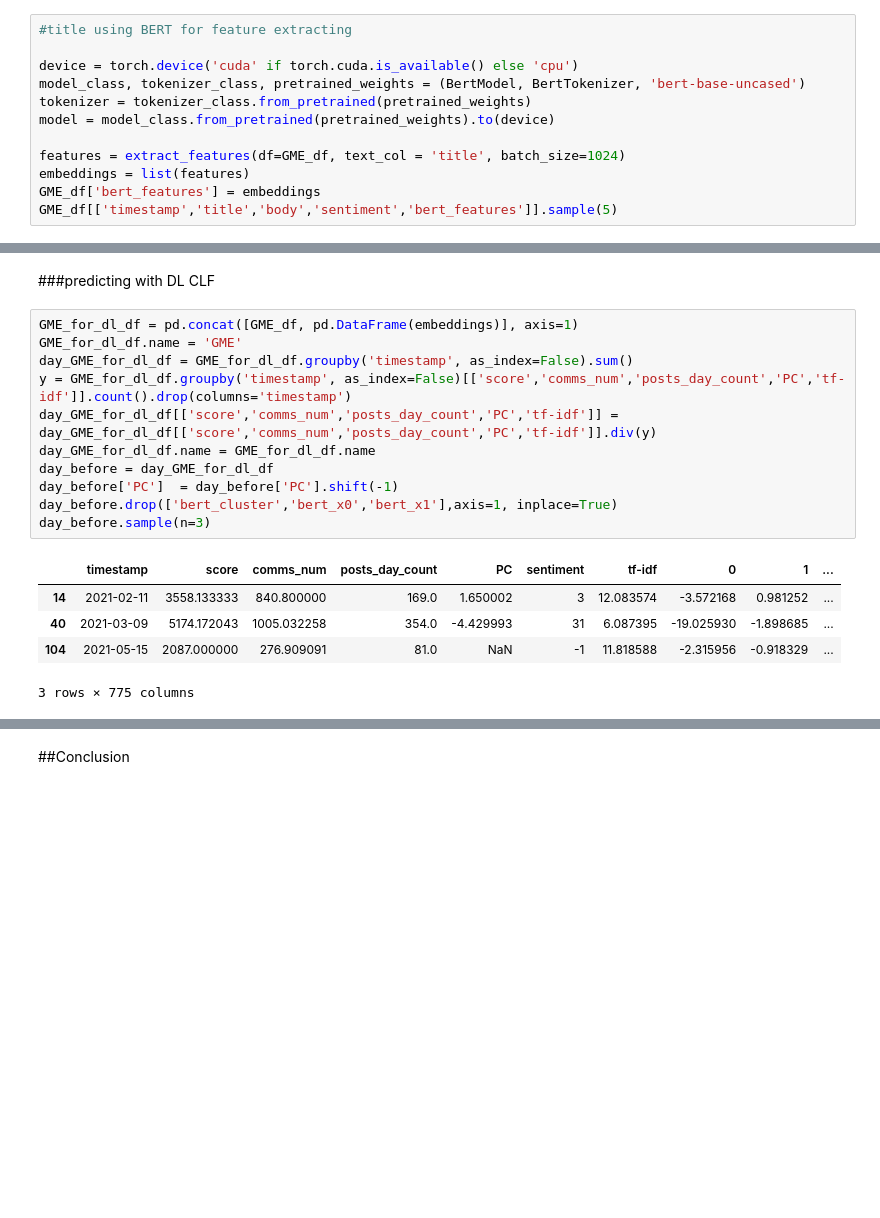
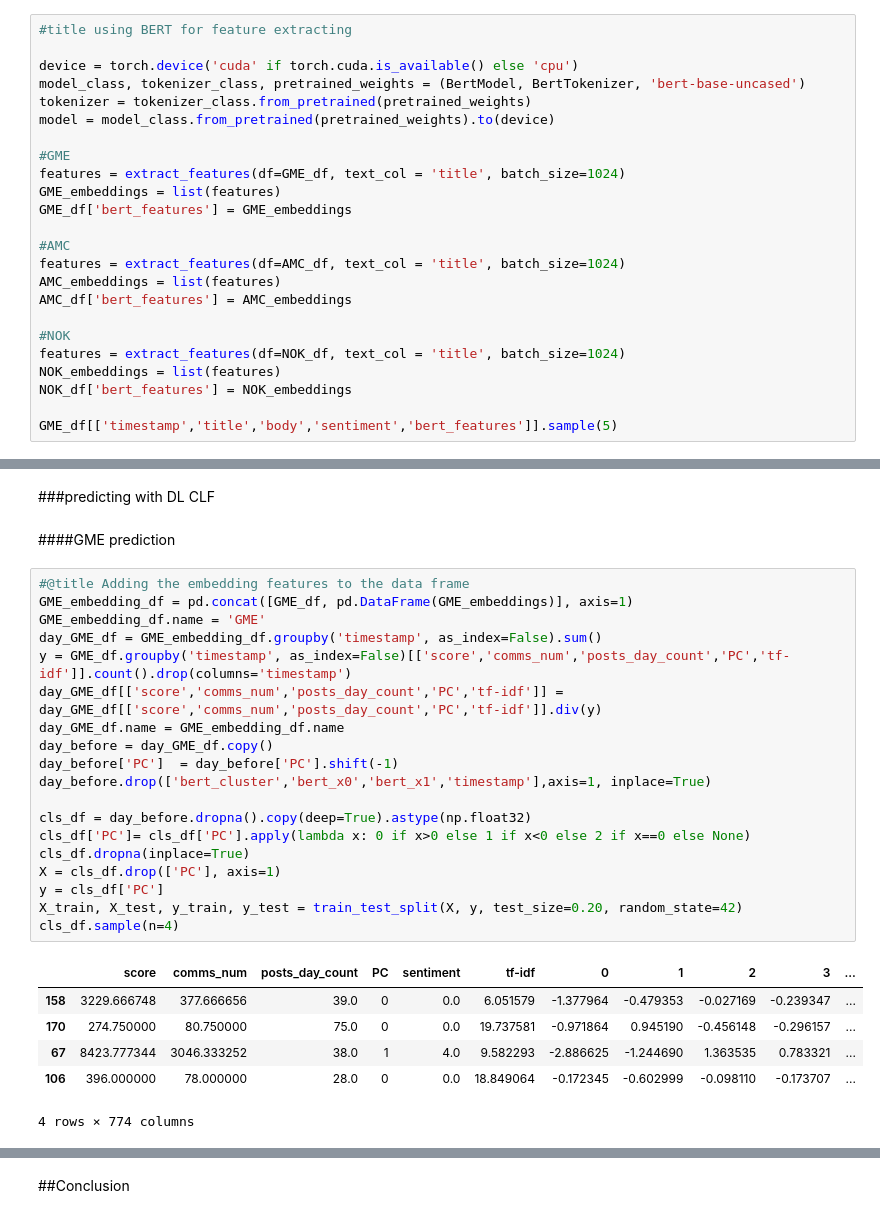
Before and after one commit to amit-shahar/StockValues, a Jupyter notebook: StocksValues.ipynb, the cells around one changed output, grey strips where cells are left out. Drawn from its saved outputs; the diff is of its cells as text; blank space fills up the shorter version.

Commit message:
GME AMC NOK predictions

```diff
--- a/StocksValues.ipynb
+++ b/StocksValues.ipynb
@@ -1138,8 +1255,20 @@ model_class, tokenizer_class, pretrained_weights = (BertModel, BertTokenizer, 'b
 tokenizer = tokenizer_class.from_pretrained(pretrained_weights)
 model = model_class.from_pretrained(pretrained_weights).to(device)
 
+#GME
 features = extract_features(df=GME_df, text_col = 'title', batch_size=1024)
-embeddings = list(features)
-GME_df['bert_features'] = embeddings
+GME_embeddings = list(features)
+GME_df['bert_features'] = GME_embeddings
+
+#AMC
+features = extract_features(df=AMC_df, text_col = 'title', batch_size=1024)
+AMC_embeddings = list(features)
+AMC_df['bert_features'] = AMC_embeddings
+
+#NOK
+features = extract_features(df=NOK_df, text_col = 'title', batch_size=1024)
+NOK_embeddings = list(features)
+NOK_df['bert_features'] = NOK_embeddings
+
 GME_df[['timestamp','title','body','sentiment','bert_features']].sample(5)
 # %% [output]
@@ -1451,19 +1603,30 @@ This can suggest a stronger relationship between a decrease in stock value and t
 # %% [markdown]
 ###predicting with DL CLF
+# %% [markdown]
+####GME prediction
 # %%
-GME_for_dl_df = pd.concat([GME_df, pd.DataFrame(embeddings)], axis=1)
-GME_for_dl_df.name = 'GME'
-day_GME_for_dl_df = GME_for_dl_df.groupby('timestamp', as_index=False).sum()
-y = GME_for_dl_df.groupby('timestamp', as_index=False)[['score','comms_num','posts_day_count','PC','tf-idf']].count().drop(columns='timestamp')
-day_GME_for_dl_df[['score','comms_num','posts_day_count','PC','tf-idf']] = day_GME_for_dl_df[['score','comms_num','posts_day_count','PC','tf-idf']].div(y)
-day_GME_for_dl_df.name = GME_for_dl_df.name
-day_before = day_GME_for_dl_df
+#@title Adding the embedding features to the data frame
+GME_embedding_df = pd.concat([GME_df, pd.DataFrame(GME_embeddings)], axis=1)
+GME_embedding_df.name = 'GME'
+day_GME_df = GME_embedding_df.groupby('timestamp', as_index=False).sum()
+y = GME_df.groupby('timestamp', as_index=False)[['score','comms_num','posts_day_count','PC','tf-idf']].count().drop(columns='timestamp')
+day_GME_df[['score','comms_num','posts_day_count','PC','tf-idf']] = day_GME_df[['score','comms_num','posts_day_count','PC','tf-idf']].div(y)
+day_GME_df.name = GME_embedding_df.name
+day_before = day_GME_df.copy()
 day_before['PC']  = day_before['PC'].shift(-1)
-day_before.drop(['bert_cluster','bert_x0','bert_x1'],axis=1, inplace=True)
-day_before.sample(n=3)
+day_before.drop(['bert_cluster','bert_x0','bert_x1','timestamp'],axis=1, inplace=True)
+
+cls_df = day_before.dropna().copy(deep=True).astype(np.float32)
+cls_df['PC']= cls_df['PC'].apply(lambda x: 0 if x>0 else 1 if x<0 else 2 if x==0 else None)
+cls_df.dropna(inplace=True)
+X = cls_df.drop(['PC'], axis=1)
+y = cls_df['PC']
+X_train, X_test, y_train, y_test = train_test_split(X, y, test_size=0.20, random_state=42)
+cls_df.sample(n=4)
 # %% [output]
-|  | timestamp | score | comms_num | posts_day_count | PC | sentiment | tf-idf | 0 | 1 | ... |
-| 14 | 2021-02-11 | 3558.133333 | 840.800000 | 169.0 | 1.650002 | 3 | 12.083574 | -3.572168 | 0.981252 | ... |
-| 40 | 2021-03-09 | 5174.172043 | 1005.032258 | 354.0 | -4.429993 | 31 | 6.087395 | -19.025930 | -1.898685 | ... |
-| 104 | 2021-05-15 | 2087.000000 | 276.909091 | 81.0 | NaN | -1 | 11.818588 | -2.315956 | -0.918329 | ... |
+|  | score | comms_num | posts_day_count | PC | sentiment | tf-idf | 0 | 1 | 2 | 3 | ... |
+| 158 | 3229.666748 | 377.666656 | 39.0 | 0 | 0.0 | 6.051579 | -1.377964 | -0.479353 | -0.027169 | -0.239347 | ... |
+| 170 | 274.750000 | 80.750000 | 75.0 | 0 | 0.0 | 19.737581 | -0.971864 | 0.945190 | -0.456148 | -0.296157 | ... |
+| 67 | 8423.777344 | 3046.333252 | 38.0 | 1 | 4.0 | 9.582293 | -2.886625 | -1.244690 | 1.363535 | 0.783321 | ... |
+| 106 | 396.000000 | 78.000000 | 28.0 | 0 | 0.0 | 18.849064 | -0.172345 | -0.602999 | -0.098110 | -0.173707 | ... |
-3 rows × 775 columns
+4 rows × 774 columns
```
Also changed, not shown: parts of 82 cells of this notebook.
